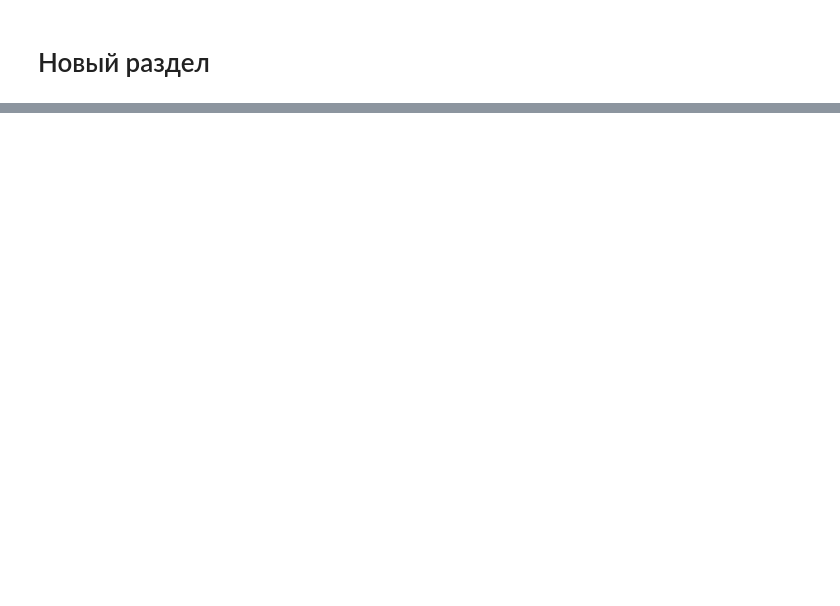
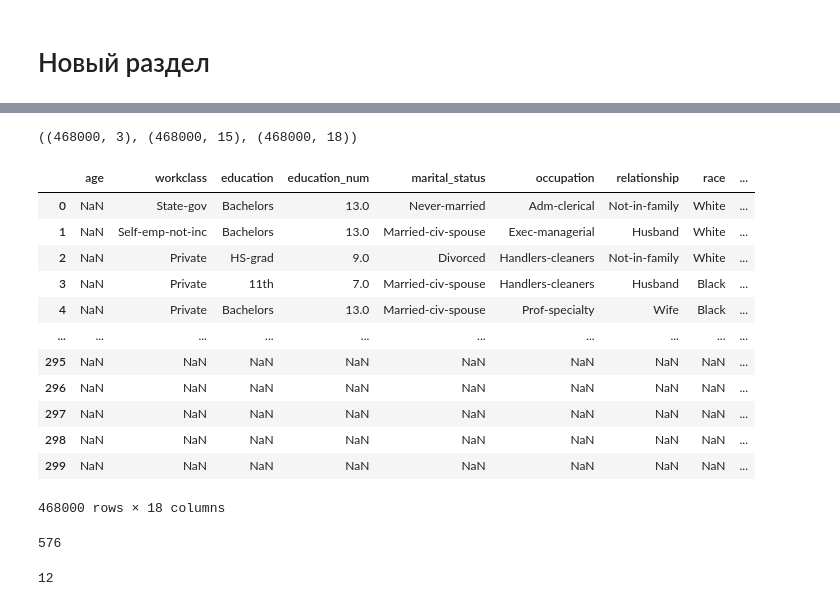
Before and after one commit to gregory-ch/shap_flex_ported, a Jupyter notebook: shap_joint.ipynb, the cells around one changed output, grey strips where cells are left out. Drawn from its saved outputs; the diff is of its cells as text; code cells hidden in the pictures; blank space fills up the shorter version.

```diff
--- a/shap_joint.ipynb
+++ b/shap_joint.ipynb
@@ -350,0 +463,41 @@ result[0][0].dropna(axis=0)
+# %%
+result.iloc[:, :3].shape, result.iloc[:, 3:].shape, result.shape
+# %% [output]
+((468000, 3), (468000, 15), (468000, 18))
+# %%
+def predict_shapFlex(reference, data_predict, model, predict_function, n_features, causal, causal_weights):
+   data_model = data_predict.iloc[:, :n_features]
+   data_meta = data_predict.iloc[:, n_features:]
+   data_predicted = predict_function(model, data_model)
+   data_predicted = pd.concat([data_meta, data_predicted], axis=1)
+   intercept = predict_function(model, reference)[0].mean()
+   user_fun_y_pred_name = names(data_predicted)[ncol(data_predicted)]
+# %% [output]
+|  | age | workclass | education | education_num | marital_status | occupation | relationship | race | ... |
+| 0 | NaN | State-gov | Bachelors | 13.0 | Never-married | Adm-clerical | Not-in-family | White | ... |
+| 1 | NaN | Self-emp-not-inc | Bachelors | 13.0 | Married-civ-spouse | Exec-managerial | Husband | White | ... |
+| 2 | NaN | Private | HS-grad | 9.0 | Divorced | Handlers-cleaners | Not-in-family | White | ... |
+| 3 | NaN | Private | 11th | 7.0 | Married-civ-spouse | Handlers-cleaners | Husband | Black | ... |
+| 4 | NaN | Private | Bachelors | 13.0 | Married-civ-spouse | Prof-specialty | Wife | Black | ... |
+| ... | ... | ... | ... | ... | ... | ... | ... | ... | ... |
+| 295 | NaN | NaN | NaN | NaN | NaN | NaN | NaN | NaN | ... |
+| 296 | NaN | NaN | NaN | NaN | NaN | NaN | NaN | NaN | ... |
+| 297 | NaN | NaN | NaN | NaN | NaN | NaN | NaN | NaN | ... |
+| 298 | NaN | NaN | NaN | NaN | NaN | NaN | NaN | NaN | ... |
+| 299 | NaN | NaN | NaN | NaN | NaN | NaN | NaN | NaN | ... |
+468000 rows × 18 columns
+# %%
+288*2
+# %% [output]
+576
+# %%
+import pandas as pd
+import numpy as np
+x = pd.DataFrame(
+  dict(cause=pd.Series(["age", "sex", "race", "native_country",
+              "age", "sex", "race", "native_country", "age",
+              "sex", "race", "native_country"]),
+  effect = pd.Series(np.concatenate([np.tile("marital_status", 4), np.tile("education", 4), np.tile("relationship", 4)])))
+)
+# %% [output]
+12
```
Also changed, not shown: parts of 30 cells of this notebook.
